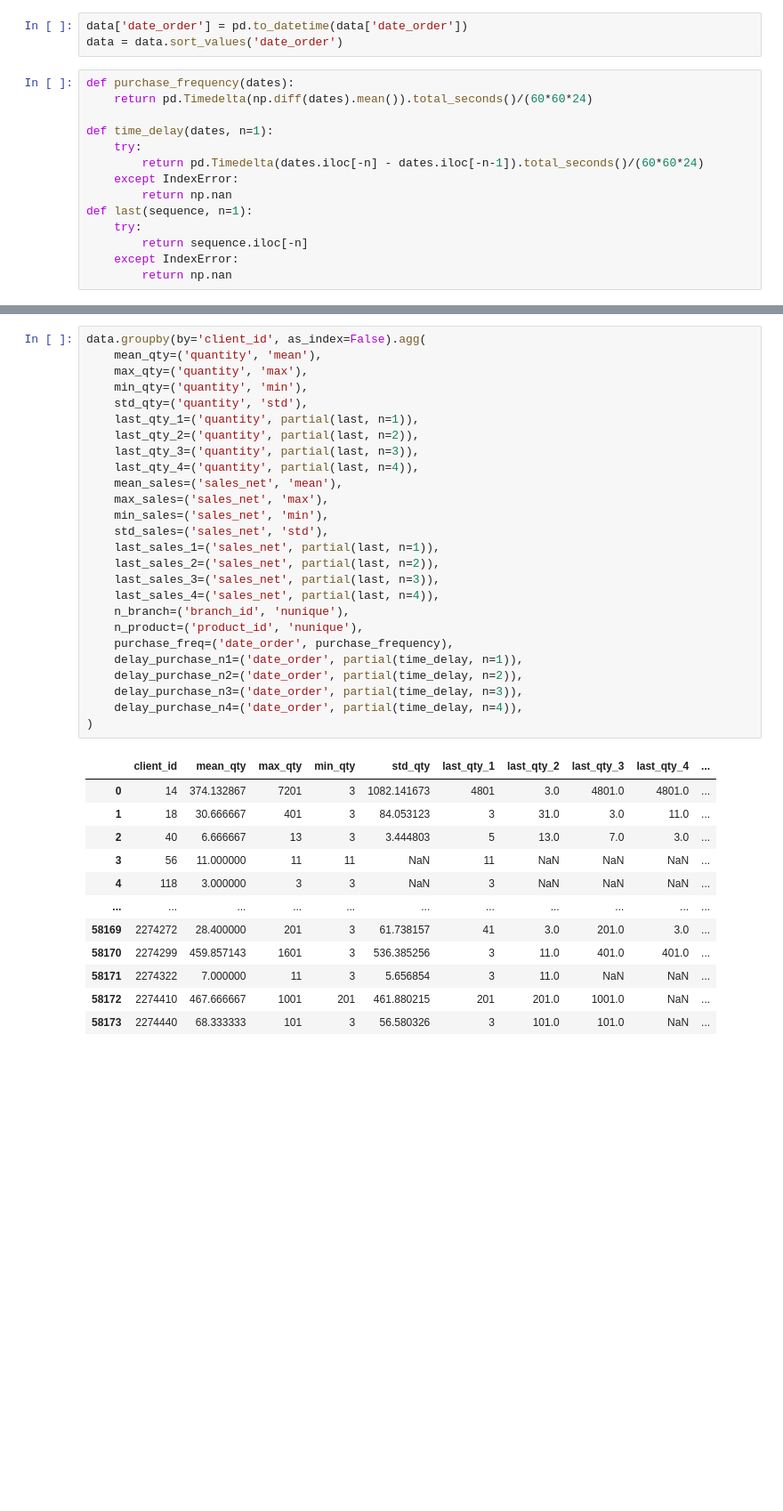
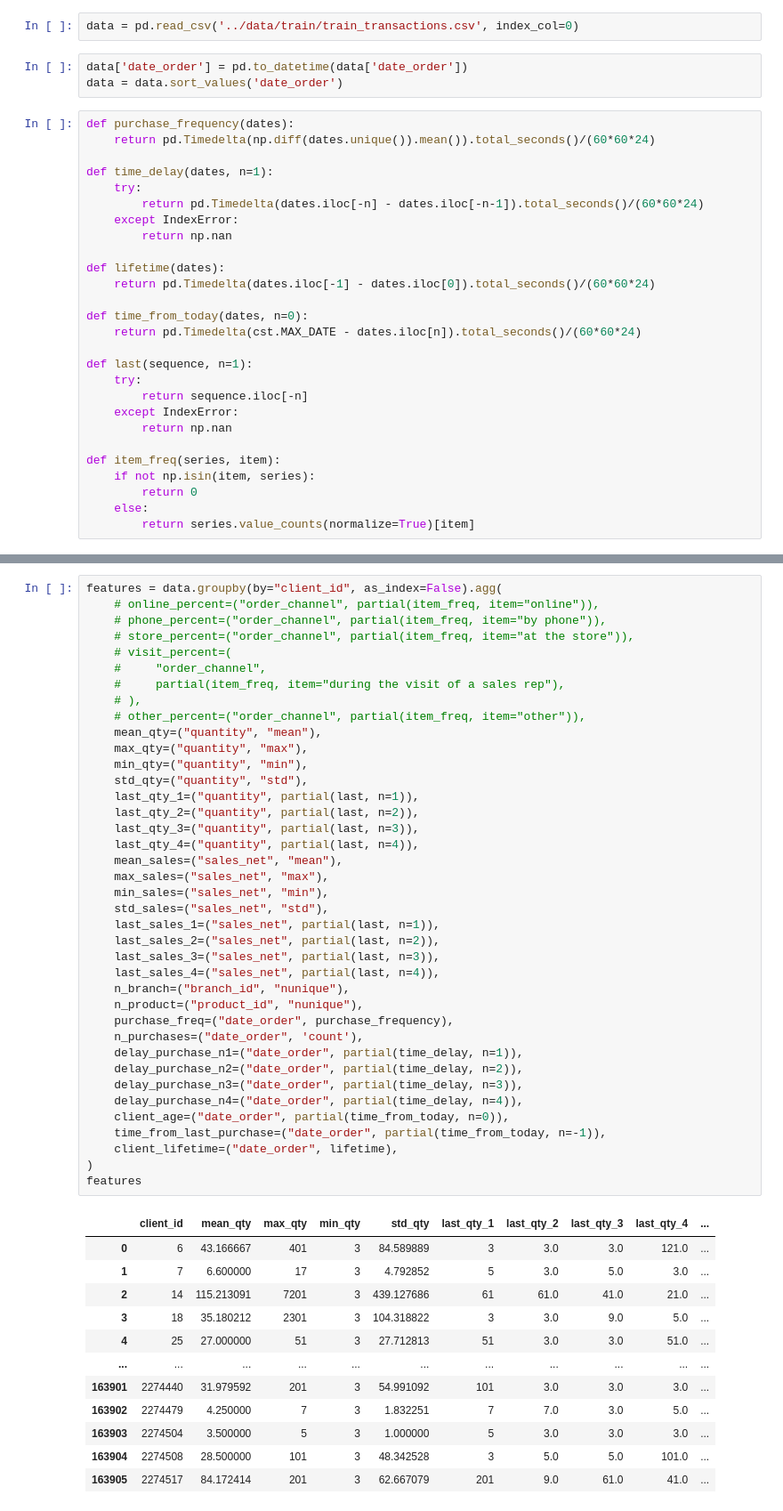
Before and after one commit to henrique-britoleao/churn_prediction, a Jupyter notebook: notebooks/EDA.ipynb, the cells around one changed output, grey strips where cells are left out. Shown: that part at 89% size. Saved outputs shown, nothing was run; the diff lists cells and outputs as text; blank space fills up the shorter version.

```diff
--- a/notebooks/EDA.ipynb
+++ b/notebooks/EDA.ipynb
@@ -140,20 +144,35 @@ print((test['is_churn'] == 1).sum()/170589)
 0.34185088135811803
 # %% [markdown]
 # Feature engineering
+# %%
+data = pd.read_csv('../data/train/train_transactions.csv', index_col=0)
 # %%
 data['date_order'] = pd.to_datetime(data['date_order'])
 data = data.sort_values('date_order')
 # %%
 def purchase_frequency(dates):
-    return pd.Timedelta(np.diff(dates).mean()).total_seconds()/(60*60*24)
+    return pd.Timedelta(np.diff(dates.unique()).mean()).total_seconds()/(60*60*24)
 
 def time_delay(dates, n=1):
     try:
         return pd.Timedelta(dates.iloc[-n] - dates.iloc[-n-1]).total_seconds()/(60*60*24)
     except IndexError:
         return np.nan
+
+def lifetime(dates):
+    return pd.Timedelta(dates.iloc[-1] - dates.iloc[0]).total_seconds()/(60*60*24)
+
+def time_from_today(dates, n=0):
+    return pd.Timedelta(cst.MAX_DATE - dates.iloc[n]).total_seconds()/(60*60*24)
+
 def last(sequence, n=1):
     try:
         return sequence.iloc[-n]
     except IndexError:
         return np.nan
+
+def item_freq(series, item):
+    if not np.isin(item, series):
+        return 0
+    else:
+        return series.value_counts(normalize=True)[item]
@@ -162,39 +179,52 @@ from functools import partial
 # %%
-data.groupby(by='client_id', as_index=False).agg(
-    mean_qty=('quantity', 'mean'),
-    max_qty=('quantity', 'max'),
-    min_qty=('quantity', 'min'),
-    std_qty=('quantity', 'std'),
-    last_qty_1=('quantity', partial(last, n=1)),
-    last_qty_2=('quantity', partial(last, n=2)),
-    last_qty_3=('quantity', partial(last, n=3)),
-    last_qty_4=('quantity', partial(last, n=4)),
-    mean_sales=('sales_net', 'mean'),
-    max_sales=('sales_net', 'max'),
-    min_sales=('sales_net', 'min'),
-    std_sales=('sales_net', 'std'),
-    last_sales_1=('sales_net', partial(last, n=1)),
-    last_sales_2=('sales_net', partial(last, n=2)),
-    last_sales_3=('sales_net', partial(last, n=3)),
-    last_sales_4=('sales_net', partial(last, n=4)),
-    n_branch=('branch_id', 'nunique'),
-    n_product=('product_id', 'nunique'),
-    purchase_freq=('date_order', purchase_frequency),
-    delay_purchase_n1=('date_order', partial(time_delay, n=1)),
-    delay_purchase_n2=('date_order', partial(time_delay, n=2)),
-    delay_purchase_n3=('date_order', partial(time_delay, n=3)),
-    delay_purchase_n4=('date_order', partial(time_delay, n=4)),
+features = data.groupby(by="client_id", as_index=False).agg(
+    # online_percent=("order_channel", partial(item_freq, item="online")),
+    # phone_percent=("order_channel", partial(item_freq, item="by phone")),
+    # store_percent=("order_channel", partial(item_freq, item="at the store")),
+    # visit_percent=(
+    #     "order_channel",
+    #     partial(item_freq, item="during the visit of a sales rep"),
+    # ),
+    # other_percent=("order_channel", partial(item_freq, item="other")),
+    mean_qty=("quantity", "mean"),
+    max_qty=("quantity", "max"),
+    min_qty=("quantity", "min"),
+    std_qty=("quantity", "std"),
+    last_qty_1=("quantity", partial(last, n=1)),
+    last_qty_2=("quantity", partial(last, n=2)),
+    last_qty_3=("quantity", partial(last, n=3)),
+    last_qty_4=("quantity", partial(last, n=4)),
+    mean_sales=("sales_net", "mean"),
+    max_sales=("sales_net", "max"),
+    min_sales=("sales_net", "min"),
+    std_sales=("sales_net", "std"),
+    last_sales_1=("sales_net", partial(last, n=1)),
+    last_sales_2=("sales_net", partial(last, n=2)),
+    last_sales_3=("sales_net", partial(last, n=3)),
+    last_sales_4=("sales_net", partial(last, n=4)),
+    n_branch=("branch_id", "nunique"),
+    n_product=("product_id", "nunique"),
+    purchase_freq=("date_order", purchase_frequency),
+    n_purchases=("date_order", 'count'),
+    delay_purchase_n1=("date_order", partial(time_delay, n=1)),
+    delay_purchase_n2=("date_order", partial(time_delay, n=2)),
+    delay_purchase_n3=("date_order", partial(time_delay, n=3)),
+    delay_purchase_n4=("date_order", partial(time_delay, n=4)),
+    client_age=("date_order", partial(time_from_today, n=0)),
+    time_from_last_purchase=("date_order", partial(time_from_today, n=-1)),
+    client_lifetime=("date_order", lifetime),
 )
+features
 # %% [output]
 |  | client_id | mean_qty | max_qty | min_qty | std_qty | last_qty_1 | last_qty_2 | last_qty_3 | last_qty_4 | ... |
-| 0 | 14 | 374.132867 | 7201 | 3 | 1082.141673 | 4801 | 3.0 | 4801.0 | 4801.0 | ... |
-| 1 | 18 | 30.666667 | 401 | 3 | 84.053123 | 3 | 31.0 | 3.0 | 11.0 | ... |
-| 2 | 40 | 6.666667 | 13 | 3 | 3.444803 | 5 | 13.0 | 7.0 | 3.0 | ... |
-| 3 | 56 | 11.000000 | 11 | 11 | NaN | 11 | NaN | NaN | NaN | ... |
-| 4 | 118 | 3.000000 | 3 | 3 | NaN | 3 | NaN | NaN | NaN | ... |
+| 0 | 6 | 43.166667 | 401 | 3 | 84.589889 | 3 | 3.0 | 3.0 | 121.0 | ... |
+| 1 | 7 | 6.600000 | 17 | 3 | 4.792852 | 5 | 3.0 | 5.0 | 3.0 | ... |
+| 2 | 14 | 115.213091 | 7201 | 3 | 439.127686 | 61 | 61.0 | 41.0 | 21.0 | ... |
+| 3 | 18 | 35.180212 | 2301 | 3 | 104.318822 | 3 | 3.0 | 9.0 | 5.0 | ... |
+| 4 | 25 | 27.000000 | 51 | 3 | 27.712813 | 51 | 3.0 | 3.0 | 51.0 | ... |
 | ... | ... | ... | ... | ... | ... | ... | ... | ... | ... | ... |
-| 58169 | 2274272 | 28.400000 | 201 | 3 | 61.738157 | 41 | 3.0 | 201.0 | 3.0 | ... |
-| 58170 | 2274299 | 459.857143 | 1601 | 3 | 536.385256 | 3 | 11.0 | 401.0 | 401.0 | ... |
-| 58171 | 2274322 | 7.000000 | 11 | 3 | 5.656854 | 3 | 11.0 | NaN | NaN | ... |
-| 58172 | 2274410 | 467.666667 | 1001 | 201 | 461.880215 | 201 | 201.0 | 1001.0 | NaN | ... |
-| 58173 | 2274440 | 68.333333 | 101 | 3 | 56.580326 | 3 | 101.0 | 101.0 | NaN | ... |
+| 163901 | 2274440 | 31.979592 | 201 | 3 | 54.991092 | 101 | 3.0 | 3.0 | 3.0 | ... |
+| 163902 | 2274479 | 4.250000 | 7 | 3 | 1.832251 | 7 | 7.0 | 3.0 | 5.0 | ... |
+| 163903 | 2274504 | 3.500000 | 5 | 3 | 1.000000 | 5 | 3.0 | 3.0 | 3.0 | ... |
+| 163904 | 2274508 | 28.500000 | 101 | 3 | 48.342528 | 3 | 5.0 | 5.0 | 101.0 | ... |
+| 163905 | 2274517 | 84.172414 | 201 | 3 | 62.667079 | 201 | 9.0 | 61.0 | 41.0 | ... |
```
Also changed, not shown: parts of 14 cells of this notebook, 1 other file.
